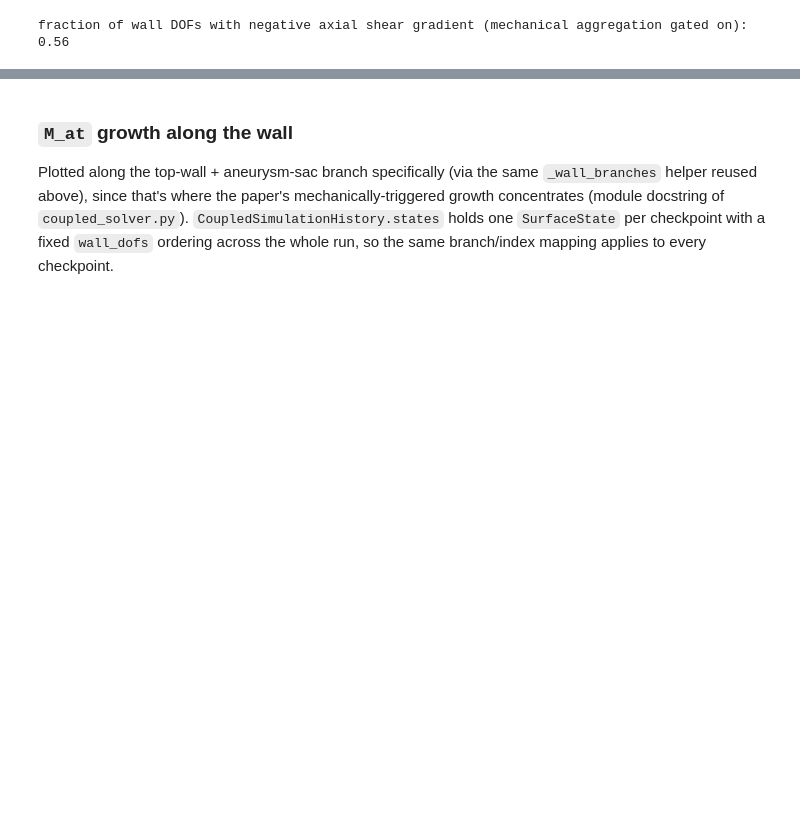
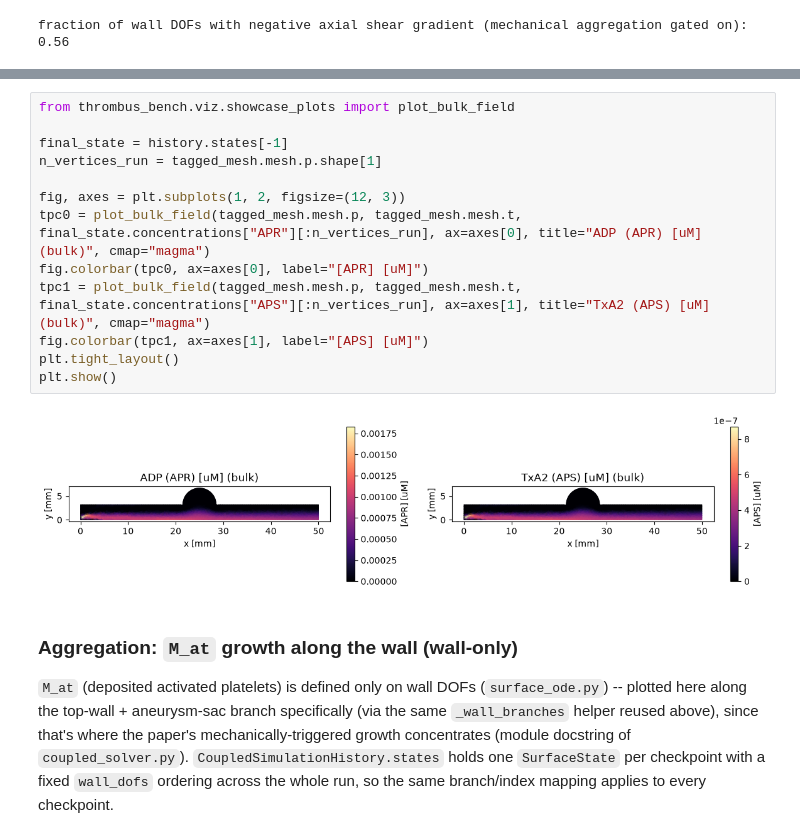
Before and after one commit to danilodurs/thrombus-bench, a Jupyter notebook: notebooks/01_explore_mechanistic_baseline.ipynb, the cells around one changed output, grey strips where cells are left out. Saved outputs shown, nothing was run; the diff lists cells and outputs as text; blank space fills up the shorter version.

```diff
--- a/notebooks/01_explore_mechanistic_baseline.ipynb
+++ b/notebooks/01_explore_mechanistic_baseline.ipynb
@@ -207,12 +327,28 @@ NOTE: this run hit the [T]/[FI] concentration_cap at some point during the loop
+# %%
+from thrombus_bench.viz.showcase_plots import plot_bulk_field
+
+final_state = history.states[-1]
+n_vertices_run = tagged_mesh.mesh.p.shape[1]
+
+fig, axes = plt.subplots(1, 2, figsize=(12, 3))
+tpc0 = plot_bulk_field(tagged_mesh.mesh.p, tagged_mesh.mesh.t, final_state.concentrations["APR"][:n_vertices_run], ax=axes[0], title="ADP (APR) [uM] (bulk)", cmap="magma")
+fig.colorbar(tpc0, ax=axes[0], label="[APR] [uM]")
+tpc1 = plot_bulk_field(tagged_mesh.mesh.p, tagged_mesh.mesh.t, final_state.concentrations["APS"][:n_vertices_run], ax=axes[1], title="TxA2 (APS) [uM] (bulk)", cmap="magma")
+fig.colorbar(tpc1, ax=axes[1], label="[APS] [uM]")
+plt.tight_layout()
+plt.show()
+# %% [output]
+[figure, added]
 # %% [markdown]
-### `M_at` growth along the wall
+### Aggregation: `M_at` growth along the wall (wall-only)
 
-Plotted along the top-wall + aneurysm-sac branch specifically (via the
-same `_wall_branches` helper reused above), since that's where the
-paper's mechanically-triggered growth concentrates (module docstring of
-`coupled_solver.py`). `CoupledSimulationHistory.states` holds one
-`SurfaceState` per checkpoint with a fixed `wall_dofs` ordering across
-the whole run, so the same branch/index mapping applies to every
+`M_at` (deposited activated platelets) is defined only on wall DOFs
+(`surface_ode.py`) -- plotted here along the top-wall + aneurysm-sac
+branch specifically (via the same `_wall_branches` helper reused above),
+since that's where the paper's mechanically-triggered growth concentrates
+(module docstring of `coupled_solver.py`). `CoupledSimulationHistory.states`
+holds one `SurfaceState` per checkpoint with a fixed `wall_dofs` ordering
+across the whole run, so the same branch/index mapping applies to every
 checkpoint.
 # %%
 top_branch_run, _ = _wall_branches(history.basis_c, vessel_diameter_m)
```
Also changed, not shown: parts of 28 cells of this notebook, 6 other files.
